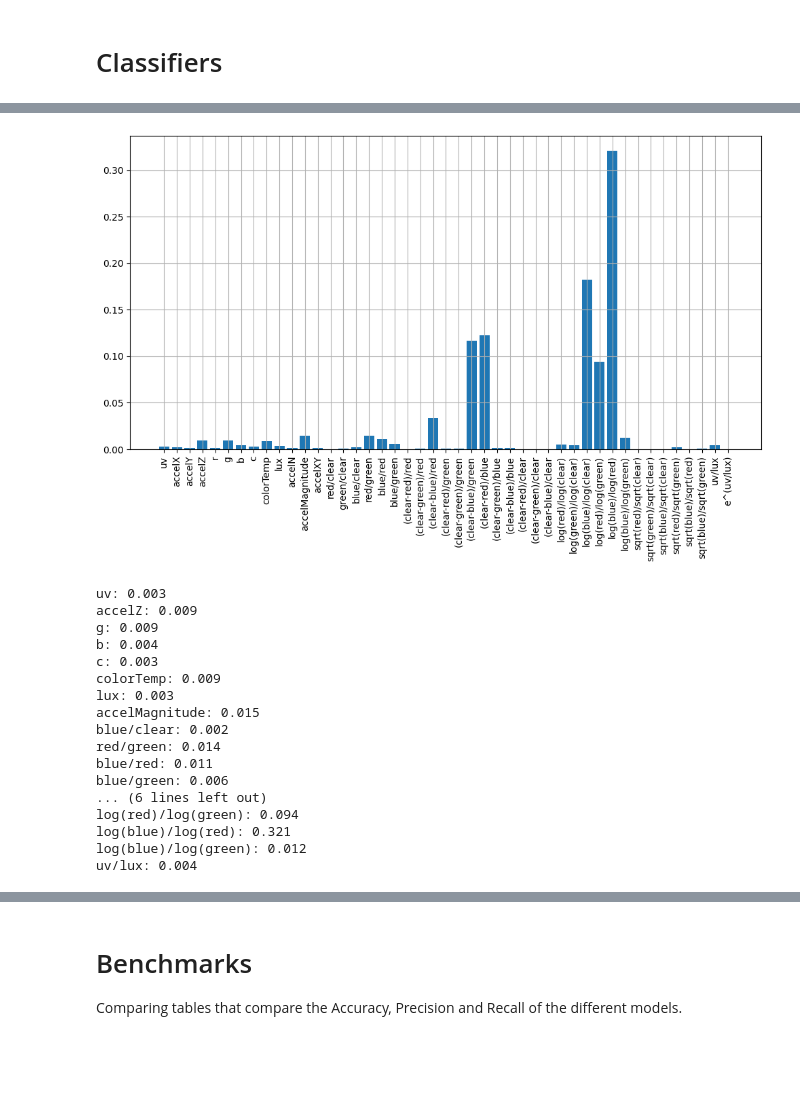
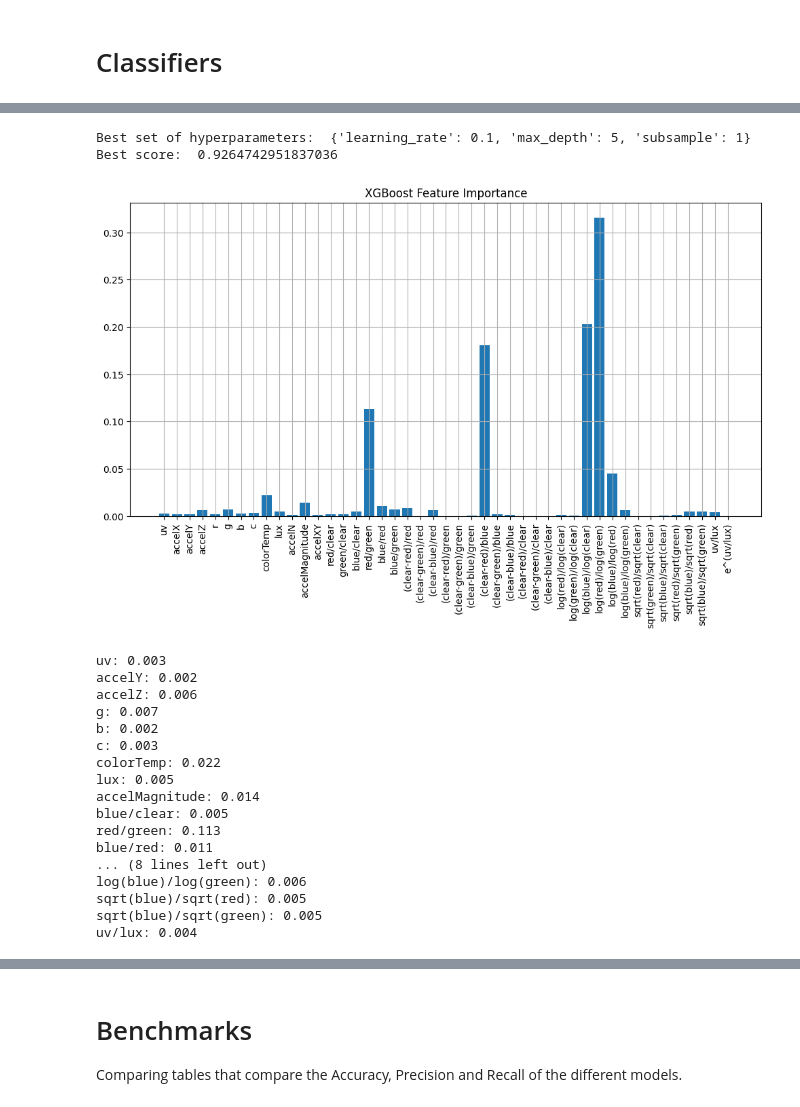
Before and after one commit to uoa-compsci399-s1-2024/capstone-project-2024-s1-team-14-neox, a Jupyter notebook: classification/local/classification.ipynb, the cells around one changed output, grey strips where cells are left out. Drawn from its saved outputs; the diff is of its cells as text; code cells hidden in the pictures; blank space fills up the shorter version.

Commit message:
App: classifiers

```diff
--- a/classification/local/classification.ipynb
+++ b/classification/local/classification.ipynb
@@ -197,10 +197,11 @@ all_data['sqrt(blue)/sqrt(green)'] = all_data.apply(lambda row: math.sqrt(row.b
 all_data['uv/lux'] = all_data.apply(lambda row: row.lux / (row.c + 1), axis=1)
 all_data['e^(uv/lux)'] = all_data.apply(lambda row: math.exp (row.lux / (row.c + 1)), axis=1)
 # %%
-X = all_data.drop(['timestamp', 'target'], axis=1)
-y = all_data['target']
+X_train = all_data.drop(['timestamp', 'target'], axis=1)
+y_train = all_data['target']
+column_names = list(X_train.columns)
 # %%
-X_train, X_test, y_train, y_test = train_test_split(X, y, random_state = 512, test_size=0.1)
-column_names = list(X.columns)
-print(X_train.head())
-print(column_names)
+# X_train, X_test, y_train, y_test = train_test_split(X, y, random_state = 512, test_size=0)
+# column_names = list(X.columns)
+# print(X_train.head())
+# print(column_names)
@@ -253,22 +236,3 @@ def set_accuracies(name, train_accuracy, test_accuracy):
     accuracies["Test"][name] = test_accuracy
 # %% [markdown]
 # Classifiers
-# %%
-dTree = DecisionTreeClassifier(random_state = 512)
-
-dTree.fit(x_train, y_train)
-
-test_score = dTree.score(x_test, y_test)
-train_score = dTree.score(x_train, y_train)
-# print(f"A Decision Tree classifier running on the breast cancer dataset from sklearn gives a probility of{test_score * 100: .3f}% on the training data and a probability of{train_score * 100: .3f}%.")
-
-test_predictions = dTree.predict(x_test)
-train_predictions = dTree.predict(x_train)
-
-name = "Decision Tree"
-set_accuracies(name, train_score, test_score)
-set_precisions_recall_f_score(y_test, test_predictions, y_train, train_predictions, name)
-
-
-# plt.figure(figsize=(15, 7.5))
-plot_tree(dTree, filled=True, rounded = True, feature_names=X.columns.tolist())
@@ -313,6 +248,6 @@ xgboost_param_grid = {
 
 
 xgb_model = XGBClassifier(random_state = 42)
-xgb_grid_search = GridSearchCV(xgb_model, xgboost_param_grid, cv=5)
+xgb_grid_search = GridSearchCV(xgb_model, xgboost_param_grid, scoring='roc_auc', cv=5)
 xgb_grid_search.fit(X_train, y_train)
 # %% [output]
@@ -321,35 +271,38 @@ Best score:  0.9942169969343574
 # %%
 
 print("Best set of hyperparameters: ", xgb_grid_search.best_params_)
 print("Best score: ", xgb_grid_search.best_score_)
 
 feature_importances = xgb_grid_search.best_estimator_.feature_importances_
 
 fig = plt.figure(figsize=(12,6))
 plt.bar(column_names, feature_importances)
 plt.xticks(rotation=90)
+plt.title("XGBoost Feature Importance")
 plt.grid()
 plt.show()
 
 for feature, importance in zip(column_names, feature_importances):
     if importance > 0.002:
         print(f"{feature}: {importance:.3f}")
 # %% [output]
+Best set of hyperparameters:  {'learning_rate': 0.1, 'max_depth': 5, 'subsample': 1}
+Best score:  0.9264742951837036
-[figure, old version]
+[figure, new version]
-uv: 0.003
-accelZ: 0.009
-g: 0.009
-b: 0.004
-c: 0.003
-colorTemp: 0.009
-lux: 0.003
-accelMagnitude: 0.015
-blue/clear: 0.002
-red/green: 0.014
-blue/red: 0.011
-blue/green: 0.006
-... (6 lines left out)
-log(red)/log(green): 0.094
-log(blue)/log(red): 0.321
-log(blue)/log(green): 0.012
-uv/lux: 0.004
+uv: 0.003
+accelY: 0.002
+accelZ: 0.006
+g: 0.007
+b: 0.002
+c: 0.003
+colorTemp: 0.022
+lux: 0.005
+accelMagnitude: 0.014
+blue/clear: 0.005
+red/green: 0.113
+blue/red: 0.011
+... (8 lines left out)
+log(blue)/log(green): 0.006
+sqrt(blue)/sqrt(red): 0.005
+sqrt(blue)/sqrt(green): 0.005
+uv/lux: 0.004
```
Also changed, not shown: parts of 21 cells of this notebook.
